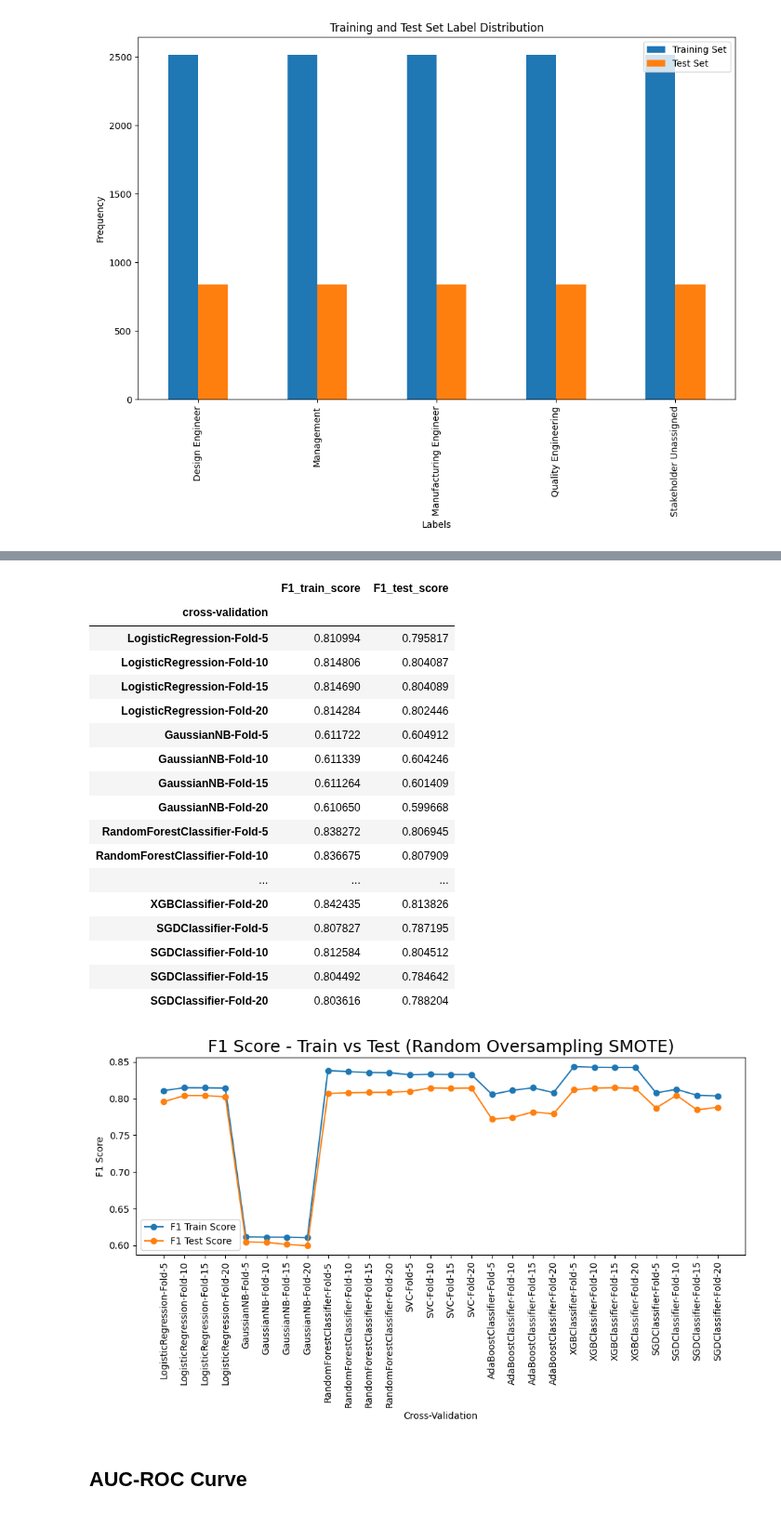
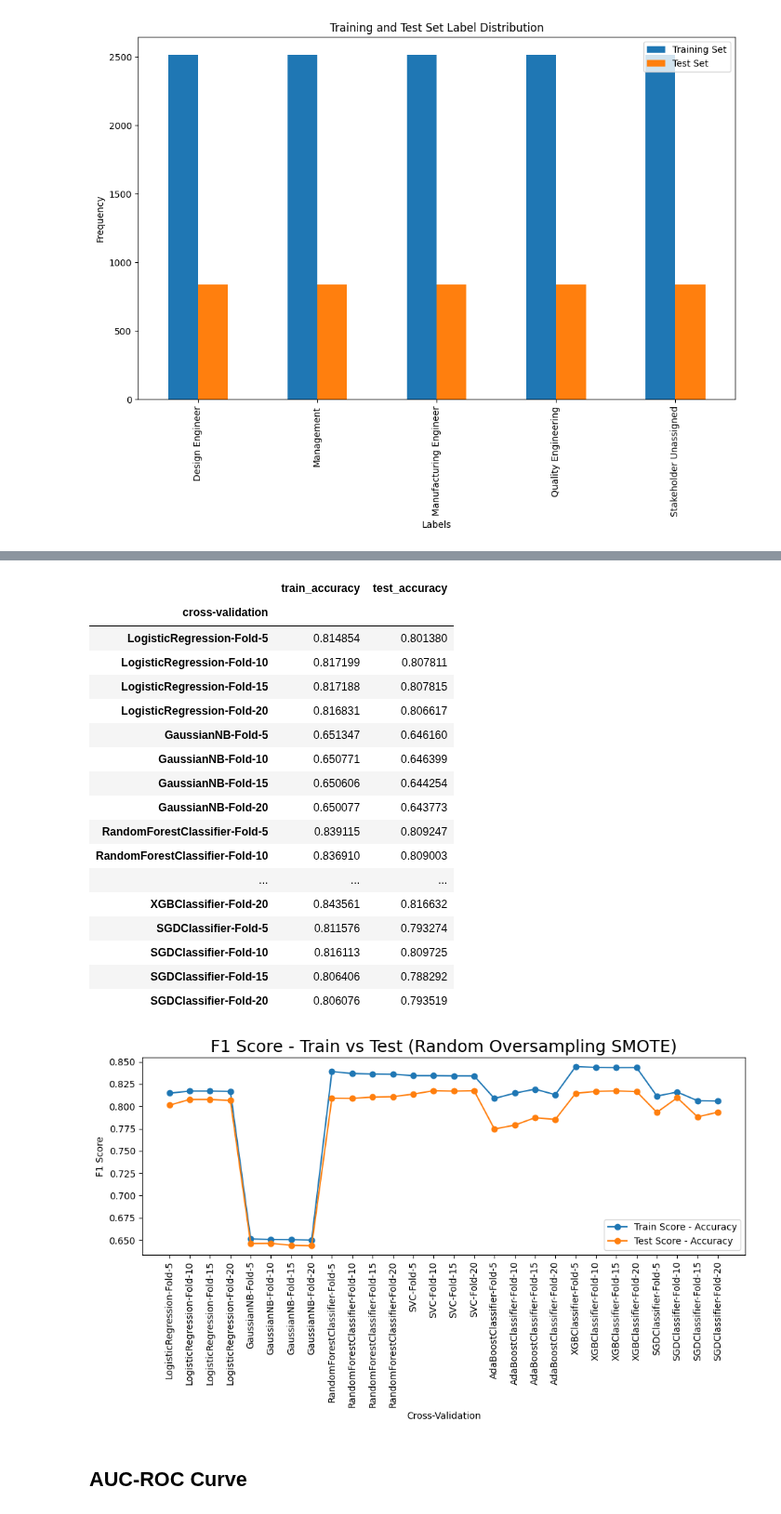
Before and after one commit to Drnjenkins/praxis-2023, a Jupyter notebook: Report_Classification_CV_Imbalanced.ipynb, the cells around one changed output, grey strips where cells are left out. Shown at 93% size. Saved outputs shown, nothing was run; the diff lists cells and outputs as text; code cells hidden in the pictures.

Commit message:
Add notebook for accuracy

```diff
--- a/Report_Classification_CV_Imbalanced.ipynb
+++ b/Report_Classification_CV_Imbalanced.ipynb
@@ -17,7 +17,7 @@ pd.set_option('display.max_columns', None)
 import warnings
 warnings.filterwarnings('ignore')
 # %%
-df = pd.read_csv("labeled_foi_text_2023_05_01 (1).csv") # load the dataset
+df = pd.read_csv("./labeled_data/labeled_foi_text_2023_05_01.csv") # load the dataset
 # %%
 df.head() # show top 5 rows
 # %% [output]
@@ -499,14 +506,14 @@ def check_cross_validation_score(fold_list, model):
             print(f"Skipping cross-validation for Fold-{cv} due to insufficient samples in the smallest class.")
             continue
 
-        cv_results = cross_validate(model, X_test_tfidf, y_test, cv=cv, return_train_score=True, scoring='f1_macro')
+        cv_results = cross_validate(model, X_test_tfidf, y_test, cv=cv, return_train_score=True, scoring='accuracy')
         # Print the average test score and average training score across all folds
         print(f"Fold-{cv}\t\tAverage F1 train score: {cv_results['train_score'].mean():.3f} - Average F1 test score: {cv_results['test_score'].mean():.3f}")
         RES.append((f"{model.__class__.__name__}-Fold-{cv}",cv_results['train_score'].mean(), cv_results['test_score'].mean()))
     return RES
 # %%
 def get_cv_results(res):
-  return pd.DataFrame(res, columns=['cross-validation', 'F1_train_score', 'F1_test_score'])
+  return pd.DataFrame(res, columns=['cross-validation', 'train_accuracy', 'test_accuracy'])
 # %%
 model_tuple = [
     ('LogisticRegression', LogisticRegression(**{'C': 10, 'multi_class': 'ovr', 'penalty': 'l2', 'random_state': 42, 'solver': 'liblinear'})),
@@ -692,43 +699,43 @@ df_all_models_cv = pd.concat([CV_MODELS_RESULT[0], CV_MODELS_RESULT[1], CV_MODEL
                               CV_MODELS_RESULT[6]]).set_index("cross-validation")
 df_all_models_cv
 # %% [output]
-|  | F1_train_score | F1_test_score |
+|  | train_accuracy | test_accuracy |
 | cross-validation |  |  |
-| LogisticRegression-Fold-5 | 0.810994 | 0.795817 |
-| LogisticRegression-Fold-10 | 0.814806 | 0.804087 |
-| LogisticRegression-Fold-15 | 0.814690 | 0.804089 |
-| LogisticRegression-Fold-20 | 0.814284 | 0.802446 |
-| GaussianNB-Fold-5 | 0.611722 | 0.604912 |
-| GaussianNB-Fold-10 | 0.611339 | 0.604246 |
-| GaussianNB-Fold-15 | 0.611264 | 0.601409 |
-| GaussianNB-Fold-20 | 0.610650 | 0.599668 |
-| RandomForestClassifier-Fold-5 | 0.838272 | 0.806945 |
-| RandomForestClassifier-Fold-10 | 0.836675 | 0.807909 |
+| LogisticRegression-Fold-5 | 0.814854 | 0.801380 |
+| LogisticRegression-Fold-10 | 0.817199 | 0.807811 |
+| LogisticRegression-Fold-15 | 0.817188 | 0.807815 |
+| LogisticRegression-Fold-20 | 0.816831 | 0.806617 |
+| GaussianNB-Fold-5 | 0.651347 | 0.646160 |
+| GaussianNB-Fold-10 | 0.650771 | 0.646399 |
+| GaussianNB-Fold-15 | 0.650606 | 0.644254 |
+| GaussianNB-Fold-20 | 0.650077 | 0.643773 |
+| RandomForestClassifier-Fold-5 | 0.839115 | 0.809247 |
+| RandomForestClassifier-Fold-10 | 0.836910 | 0.809003 |
 | ... | ... | ... |
-| XGBClassifier-Fold-20 | 0.842435 | 0.813826 |
-| SGDClassifier-Fold-5 | 0.807827 | 0.787195 |
-| SGDClassifier-Fold-10 | 0.812584 | 0.804512 |
-| SGDClassifier-Fold-15 | 0.804492 | 0.784642 |
-| SGDClassifier-Fold-20 | 0.803616 | 0.788204 |
+| XGBClassifier-Fold-20 | 0.843561 | 0.816632 |
+| SGDClassifier-Fold-5 | 0.811576 | 0.793274 |
+| SGDClassifier-Fold-10 | 0.816113 | 0.809725 |
+| SGDClassifier-Fold-15 | 0.806406 | 0.788292 |
+| SGDClassifier-Fold-20 | 0.806076 | 0.793519 |
 # %%
 import matplotlib.pyplot as plt
 
 # Assuming df_all_models_cv contains columns: 'cross-validation', 'F1_train_score', 'F1_test_score'
 plt.figure(figsize=(10, 6))
 models_cv = df_all_models_cv.index
 
-plt.plot(models_cv, df_all_models_cv['F1_train_score'], marker='o', label='F1 Train Score')
-plt.plot(models_cv, df_all_models_cv['F1_test_score'], marker='o', label='F1 Test Score')
+plt.plot(models_cv, df_all_models_cv['train_accuracy'], marker='o', label='Train Score - Accuracy')
+plt.plot(models_cv, df_all_models_cv['test_accuracy'], marker='o', label='Test Score - Accuracy')
 
 plt.xlabel('Cross-Validation')
 plt.ylabel('F1 Score')
 plt.title('F1 Score - Train vs Test (Random Oversampling SMOTE)', fontsize=18)
 plt.xticks(rotation=90)
 plt.legend()
 plt.tight_layout()
 plt.show()
 # %% [output]
-[figure, old version]
+[figure, new version]
 # %% [markdown]
 ## **AUC-ROC Curve**
 # %%
```
Also changed, not shown: parts of 20 cells of this notebook.
